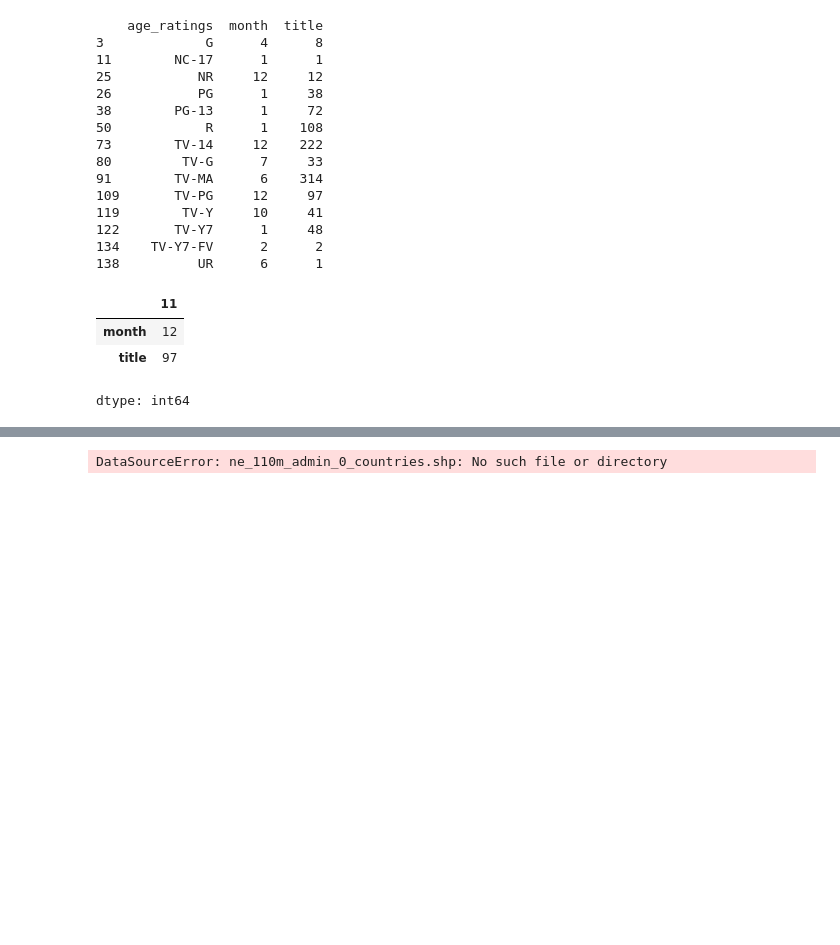
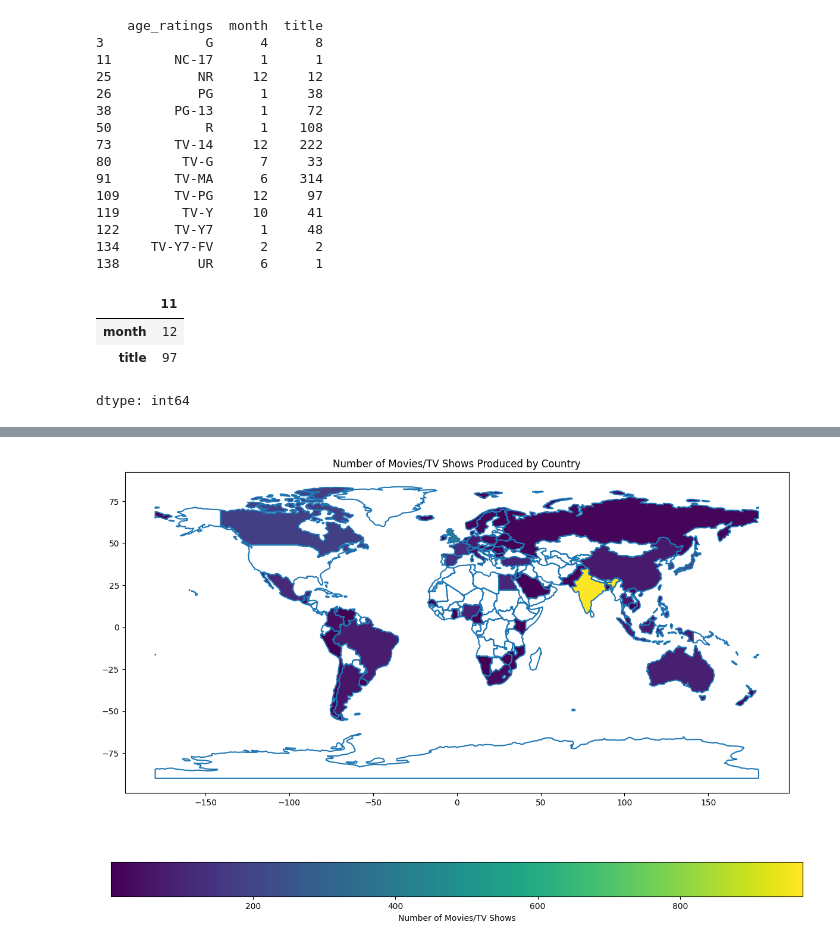
Before and after one commit to PatandyaW/Skripsikkk, a Jupyter notebook: Skripsik.ipynb, the cells around one changed output, grey strips where cells are left out. Saved outputs shown, nothing was run; the diff lists cells and outputs as text; code cells hidden in the pictures; blank space fills up the shorter version.

```diff
--- a/Skripsik.ipynb
+++ b/Skripsik.ipynb
@@ -285,30 +285,30 @@ unnested_age_ratings.head()
 # %%
 import geopandas as gpd
 import matplotlib.pyplot as plt
 
 # Assuming 'net_df' is your dataset
 
 # Group by 'country' and count the number of shows/movies from each country
 country_data = net_df.groupby('country')['title'].count().reset_index()
 country_data.columns = ['country', 'count']
 
 # Load the shapefile from the downloaded location (adjust this to your actual path)
-world = gpd.read_file("ne_110m_admin_0_countries.shp")
+world = gpd.read_file("Inih/ne_110m_admin_0_countries.shp")
 
 # Ensure the column names match between shapefile and country_data (country names might need adjustment)
 # For example, in the shapefile, countries might be in 'NAME' or 'COUNTRY' column, adjust accordingly
 world = world.merge(country_data, how="left", left_on="NAME", right_on="country")
 
 # Plotting the map
 fig, ax = plt.subplots(1, 1, figsize=(15, 10))
 world.boundary.plot(ax=ax)
 world.plot(column='count', ax=ax, legend=True,
            legend_kwds={'label': "Number of Movies/TV Shows",
                         'orientation': "horizontal"})
 plt.title('Number of Movies/TV Shows Produced by Country')
 plt.show()
 # %% [output]
-DataSourceError: ne_110m_admin_0_countries.shp: No such file or directory
+[figure, added]
 # %%
 import plotly.express as px
 
```
Also changed, not shown: parts of 8 cells of this notebook.
